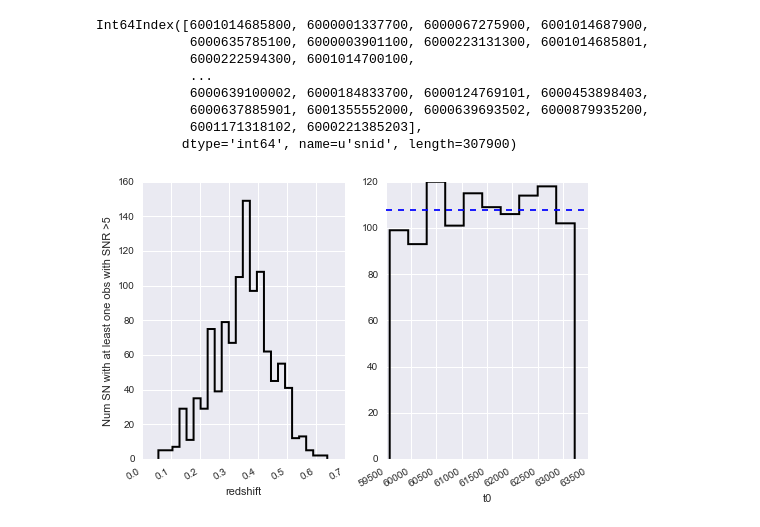
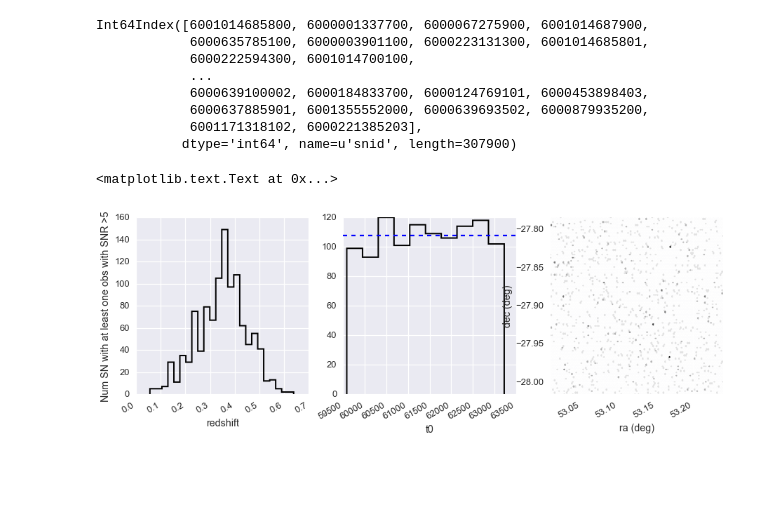
Before and after one commit to LSSTDESC/Twinkles, a Jupyter notebook: code/SN_sims/fiveSigmaDepths.ipynb, the cells around one changed output. Drawn from its saved outputs; the diff is of its cells as text; code cells hidden in the pictures; blank space fills up the shorter version.

Commit message:
updating sims look notebook

```diff
--- a/code/SN_sims/fiveSigmaDepths.ipynb
+++ b/code/SN_sims/fiveSigmaDepths.ipynb
@@ -58,14 +58,21 @@ Int64Index([6001014685800, 6000001337700, 6000067275900, 6001014687900,
             6000637885901, 6001355552000, 6000639693502, 6000879935200,
             6001171318102, 6000221385203],
            dtype='int64', name=u'snid', length=307900)
+# %%
+sns.set_context('notebook')
 # %%
-fig, ax = plt.subplots(1, 2)
+fig, ax = plt.subplots(1, 3, **{'figsize': (15, 5)})
 sns.distplot(twinklesSN.ix[HsnrID, 'redshift'], rug=False, kde=False,
              hist_kws={'histtype':'step', 'alpha':1, 'color':'k', 'lw':2}, ax=ax[0])
 ax[0].set_ylabel('Num SN with at least one obs with SNR >5')
 t0hist = sns.distplot(twinklesSN.ix[HsnrID, 't0'] + surveyStartDate, rug=False, kde=False, bins=10,
              hist_kws={'histtype':'step', 'alpha':1, 'color':'k', 'lw':2}, ax=ax[1])
 t0hist.axhline(np.mean(np.histogram(twinklesSN.ix[HsnrID, 't0'] + surveyStartDate, bins=10)[0]), linestyle='dashed')
 t0hist.figure.autofmt_xdate()
+#sns.jointplot(x=twinklesSN.ix[HsnrID]['snra'], y=twinklesSN.ix[HsnrID]['sndec'], kind="hex", color="k", ax=ax[2]);
+ax[2].hexbin(twinklesSN.ix[HsnrID]['snra'], twinklesSN.ix[HsnrID]['sndec'])
+ax[2].set_xlabel('ra (deg)')
+ax[2].set_ylabel('dec (deg)')
 # %% [output]
+<matplotlib.text.Text at 0x...>
-[figure, old version]
+[figure, new version]
```
Also changed, not shown: parts of 21 cells of this notebook.
